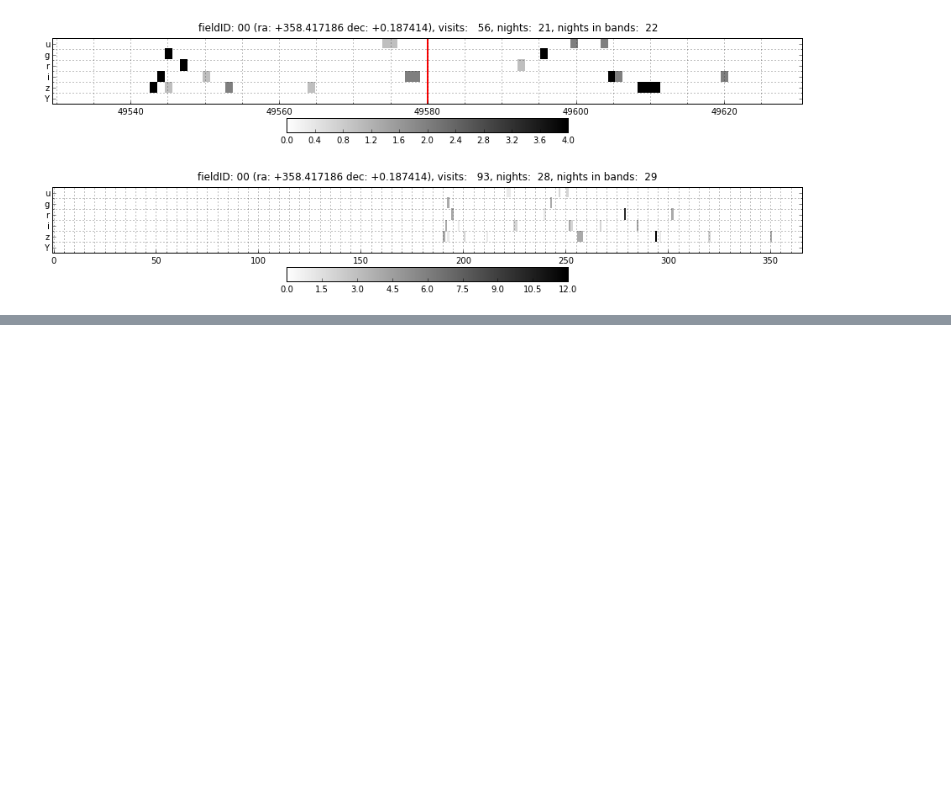
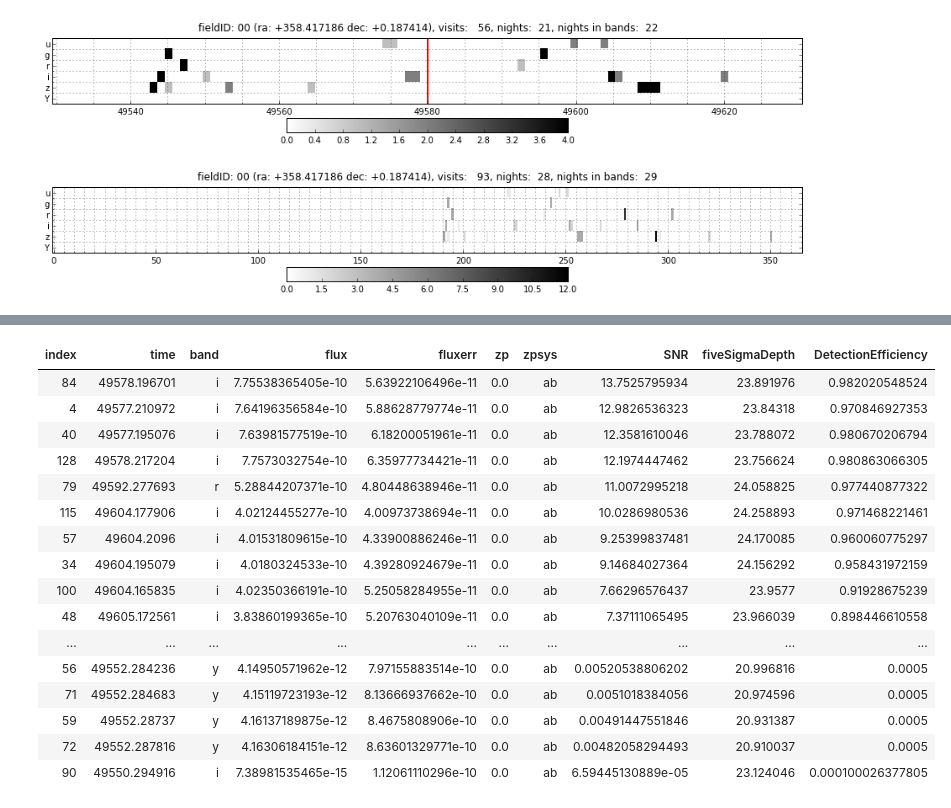
Before and after one commit to rbiswas4/Cadence, a Jupyter notebook: quality/LightCurveMetrics.ipynb, the cells around one changed output, grey strips where cells are left out. Drawn from its saved outputs; the diff is of its cells as text; code cells hidden in the pictures; blank space fills up the shorter version.

```diff
--- a/quality/LightCurveMetrics.ipynb
+++ b/quality/LightCurveMetrics.ipynb
@@ -328,0 +377,20 @@ _ = q2.cadence_plot(summarydf=llc, racol='fieldRA', deccol='fieldDec')
+# %%
+q3.SNCosmoLC()
+# %% [output]
+| index | time | band | flux | fluxerr | zp | zpsys | SNR | fiveSigmaDepth | DetectionEfficiency |
+| 84 | 49578.196701 | i | 7.75538365405e-10 | 5.63922106496e-11 | 0.0 | ab | 13.7525795934 | 23.891976 | 0.982020548524 |
+| 4 | 49577.210972 | i | 7.64196356584e-10 | 5.88628779774e-11 | 0.0 | ab | 12.9826536323 | 23.84318 | 0.970846927353 |
+| 40 | 49577.195076 | i | 7.63981577519e-10 | 6.18200051961e-11 | 0.0 | ab | 12.3581610046 | 23.788072 | 0.980670206794 |
+| 128 | 49578.217204 | i | 7.7573032754e-10 | 6.35977734421e-11 | 0.0 | ab | 12.1974447462 | 23.756624 | 0.980863066305 |
+| 79 | 49592.277693 | r | 5.28844207371e-10 | 4.80448638946e-11 | 0.0 | ab | 11.0072995218 | 24.058825 | 0.977440877322 |
+| 115 | 49604.177906 | i | 4.02124455277e-10 | 4.00973738694e-11 | 0.0 | ab | 10.0286980536 | 24.258893 | 0.971468221461 |
+| 57 | 49604.2096 | i | 4.01531809615e-10 | 4.33900886246e-11 | 0.0 | ab | 9.25399837481 | 24.170085 | 0.960060775297 |
+| 34 | 49604.195079 | i | 4.0180324533e-10 | 4.39280924679e-11 | 0.0 | ab | 9.14684027364 | 24.156292 | 0.958431972159 |
+| 100 | 49604.165835 | i | 4.02350366191e-10 | 5.25058284955e-11 | 0.0 | ab | 7.66296576437 | 23.9577 | 0.91928675239 |
+| 48 | 49605.172561 | i | 3.83860199365e-10 | 5.20763040109e-11 | 0.0 | ab | 7.37111065495 | 23.966039 | 0.898446610558 |
+| ... | ... | ... | ... | ... | ... | ... | ... | ... | ... |
+| 56 | 49552.284236 | y | 4.14950571962e-12 | 7.97155883514e-10 | 0.0 | ab | 0.00520538806202 | 20.996816 | 0.0005 |
+| 71 | 49552.284683 | y | 4.15119723193e-12 | 8.13666937662e-10 | 0.0 | ab | 0.0051018384056 | 20.974596 | 0.0005 |
+| 59 | 49552.28737 | y | 4.16137189875e-12 | 8.4675808906e-10 | 0.0 | ab | 0.00491447551846 | 20.931387 | 0.0005 |
+| 72 | 49552.287816 | y | 4.16306184151e-12 | 8.63601329771e-10 | 0.0 | ab | 0.00482058294493 | 20.910037 | 0.0005 |
+| 90 | 49550.294916 | i | 7.38981535465e-15 | 1.12061110296e-10 | 0.0 | ab | 6.59445130889e-05 | 23.124046 | 0.000100026377805 |
```
Also changed, not shown: parts of 12 cells of this notebook, 2 other files.
